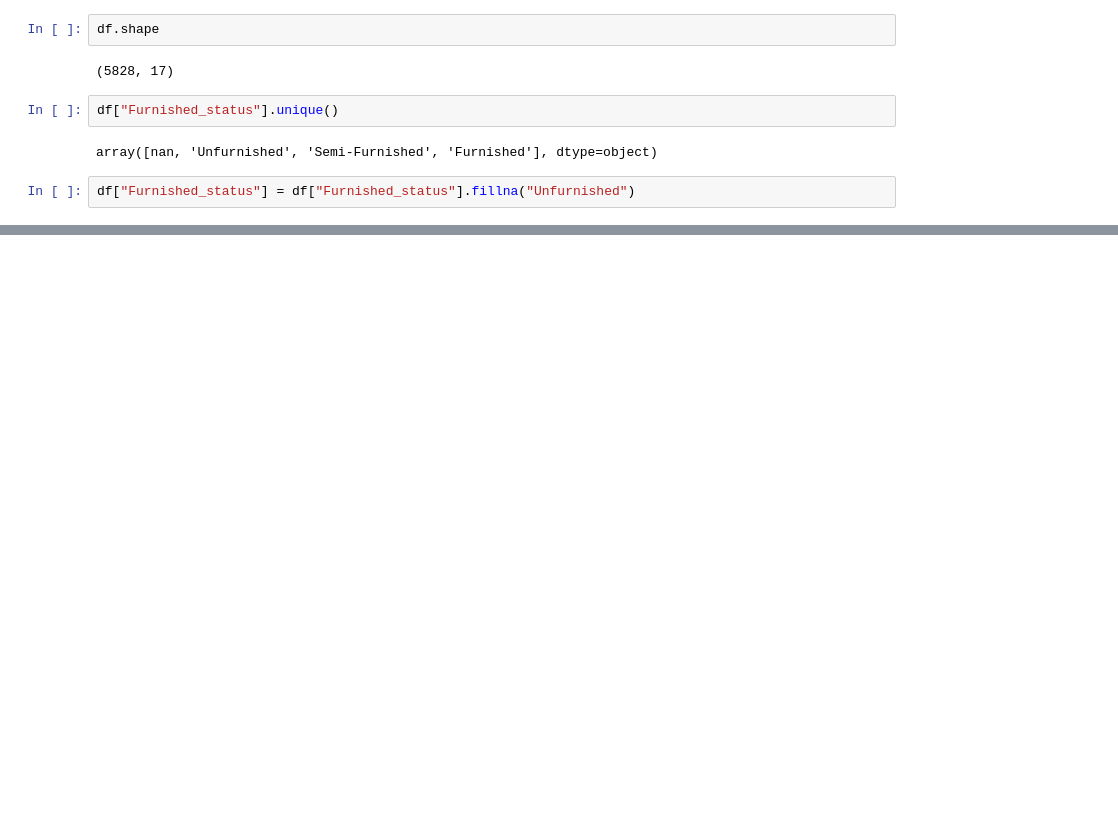
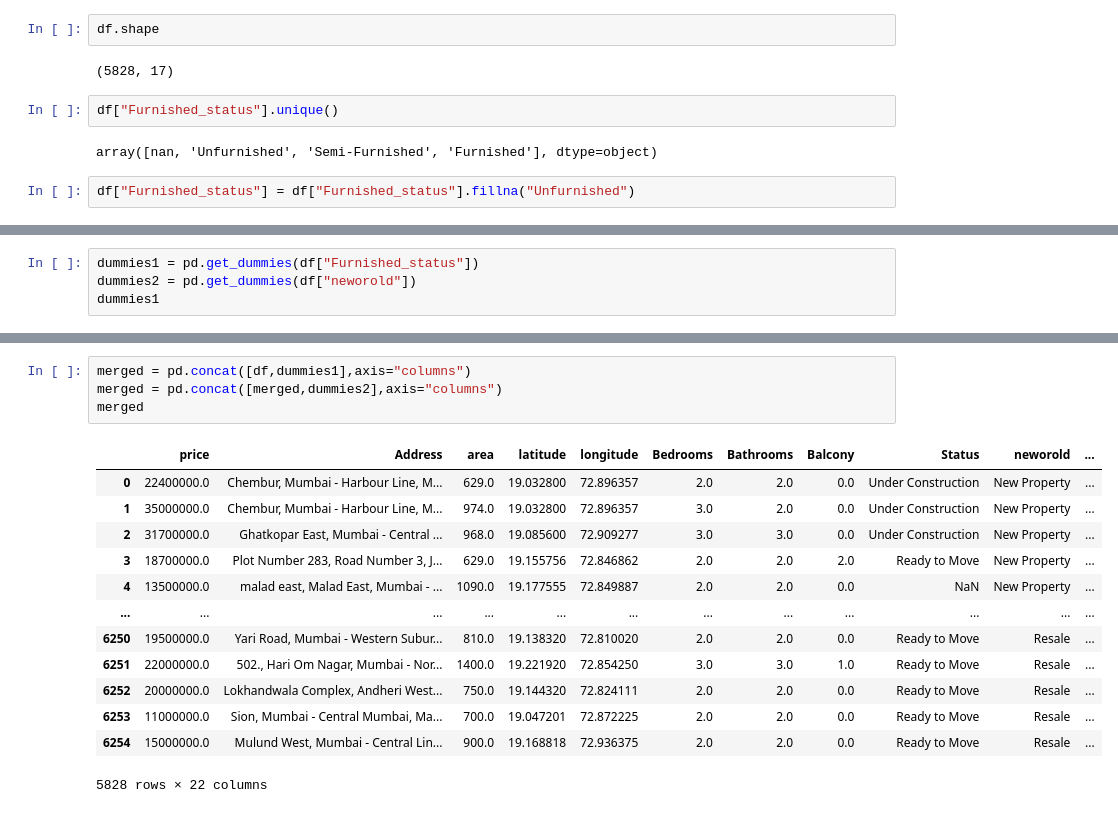
Before and after one commit to ashishyadav2/Java-Python, a Jupyter notebook: Python/Data Science/house_prediction.ipynb, the cells around one changed output, grey strips where cells are left out. Cells and saved outputs as stored; diff of their text form; blank space fills up the shorter version.

```diff
--- a/Python/Data Science/house_prediction.ipynb
+++ b/Python/Data Science/house_prediction.ipynb
@@ -81,0 +78,4 @@ df["Furnished_status"] = df["Furnished_status"].fillna("Unfurnished")
+# %%
+dummies1 = pd.get_dummies(df["Furnished_status"])
+dummies2 = pd.get_dummies(df["neworold"])
+dummies1
@@ -81,0 +96,18 @@ df["Furnished_status"] = df["Furnished_status"].fillna("Unfurnished")
+# %%
+merged = pd.concat([df,dummies1],axis="columns")
+merged = pd.concat([merged,dummies2],axis="columns")
+merged
+# %% [output]
+|  | price | Address | area | latitude | longitude | Bedrooms | Bathrooms | Balcony | Status | neworold | ... |
+| 0 | 22400000.0 | Chembur, Mumbai - Harbour Line, M... | 629.0 | 19.032800 | 72.896357 | 2.0 | 2.0 | 0.0 | Under Construction | New Property | ... |
+| 1 | 35000000.0 | Chembur, Mumbai - Harbour Line, M... | 974.0 | 19.032800 | 72.896357 | 3.0 | 2.0 | 0.0 | Under Construction | New Property | ... |
+| 2 | 31700000.0 | Ghatkopar East, Mumbai - Central ... | 968.0 | 19.085600 | 72.909277 | 3.0 | 3.0 | 0.0 | Under Construction | New Property | ... |
+| 3 | 18700000.0 | Plot Number 283, Road Number 3, J... | 629.0 | 19.155756 | 72.846862 | 2.0 | 2.0 | 2.0 | Ready to Move | New Property | ... |
+| 4 | 13500000.0 | malad east, Malad East, Mumbai - ... | 1090.0 | 19.177555 | 72.849887 | 2.0 | 2.0 | 0.0 | NaN | New Property | ... |
+| ... | ... | ... | ... | ... | ... | ... | ... | ... | ... | ... | ... |
+| 6250 | 19500000.0 | Yari Road, Mumbai - Western Subur... | 810.0 | 19.138320 | 72.810020 | 2.0 | 2.0 | 0.0 | Ready to Move | Resale | ... |
+| 6251 | 22000000.0 | 502., Hari Om Nagar, Mumbai - Nor... | 1400.0 | 19.221920 | 72.854250 | 3.0 | 3.0 | 1.0 | Ready to Move | Resale | ... |
+| 6252 | 20000000.0 | Lokhandwala Complex, Andheri West... | 750.0 | 19.144320 | 72.824111 | 2.0 | 2.0 | 0.0 | Ready to Move | Resale | ... |
+| 6253 | 11000000.0 | Sion, Mumbai - Central Mumbai, Ma... | 700.0 | 19.047201 | 72.872225 | 2.0 | 2.0 | 0.0 | Ready to Move | Resale | ... |
+| 6254 | 15000000.0 | Mulund West, Mumbai - Central Lin... | 900.0 | 19.168818 | 72.936375 | 2.0 | 2.0 | 0.0 | Ready to Move | Resale | ... |
+5828 rows × 22 columns
```
Also changed, not shown: parts of 9 cells of this notebook, 3 other files.
